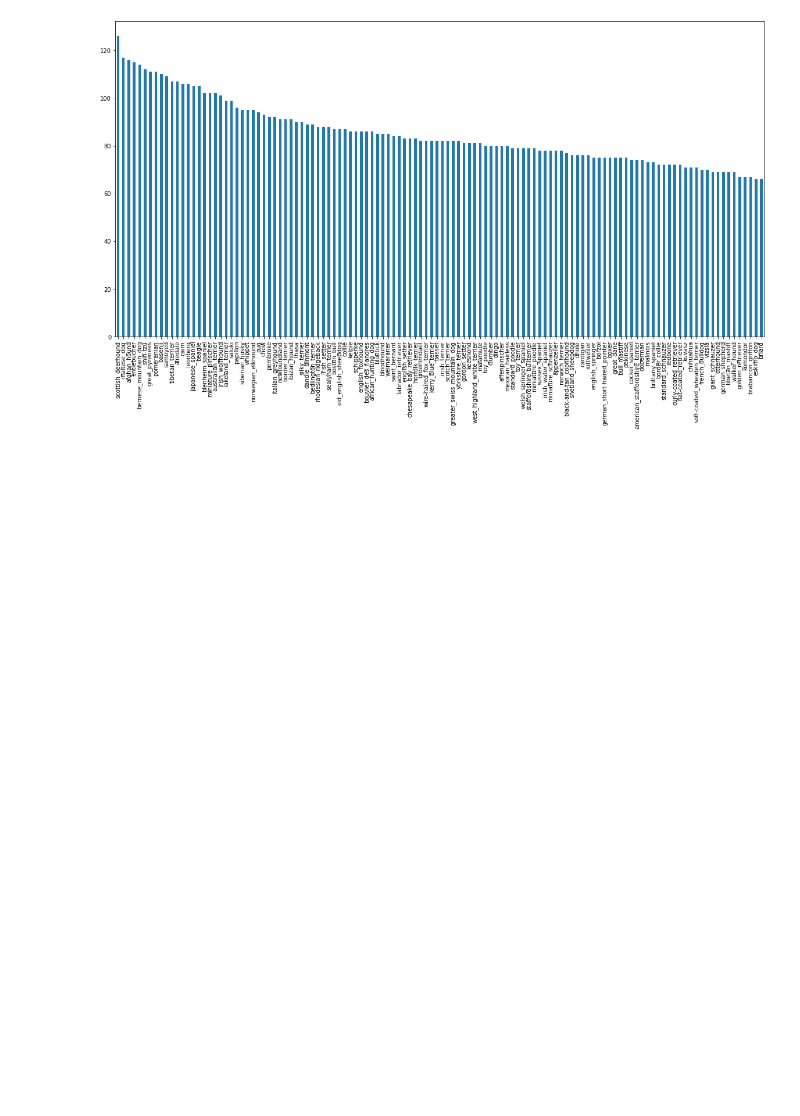
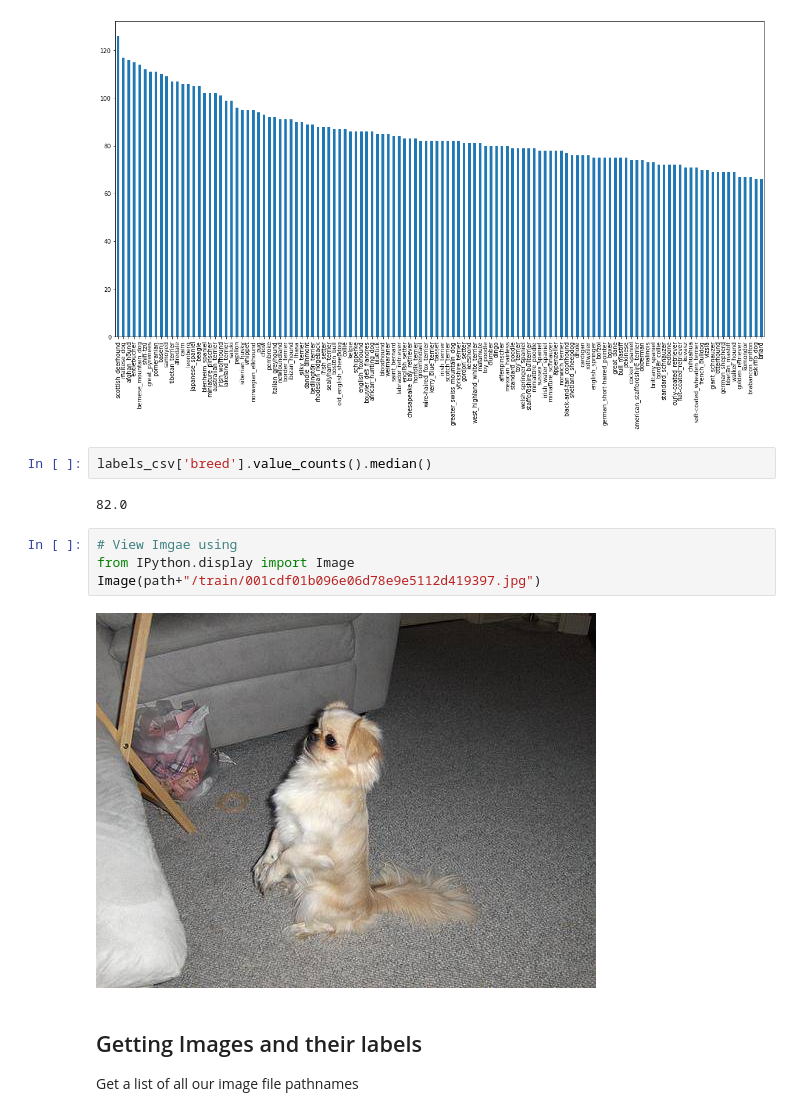
Before and after one commit to bahkali/A4Products, a Jupyter notebook: Dog_vision.ipynb, the cells around one changed output. Cells and saved outputs as stored; diff of their text form; blank space fills up the shorter version.

Commit message:
Preparing the Image path data

```diff
--- a/Dog_vision.ipynb
+++ b/Dog_vision.ipynb
@@ -78,3 +78,17 @@ labels_csv['breed'].value_counts().plot.bar(figsize=(20, 10))
 # %% [output]
 <matplotlib.axes._subplots.AxesSubplot at 0x...>
 [figure]
+# %%
+labels_csv['breed'].value_counts().median()
+# %% [output]
+82.0
+# %%
+# View Imgae using
+from IPython.display import Image
+Image(path+"/train/001cdf01b096e06d78e9e5112d419397.jpg")
+# %% [output]
+[figure, added]
+# %% [markdown]
+## Getting Images and their labels
+
+Get a list of all our image file pathnames
```
Also changed, not shown: parts of 5 cells of this notebook.
